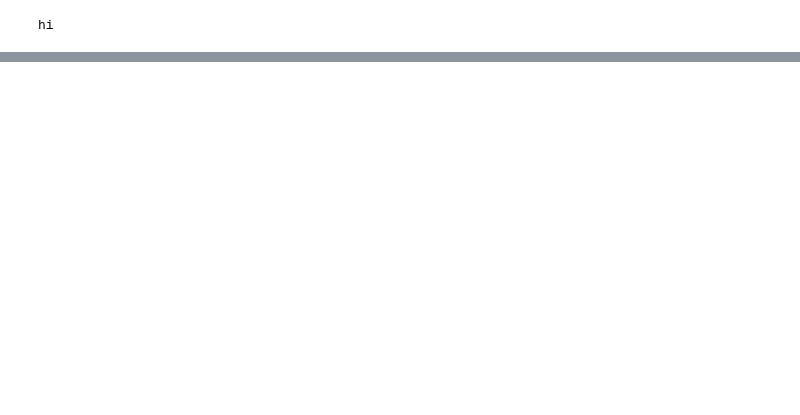
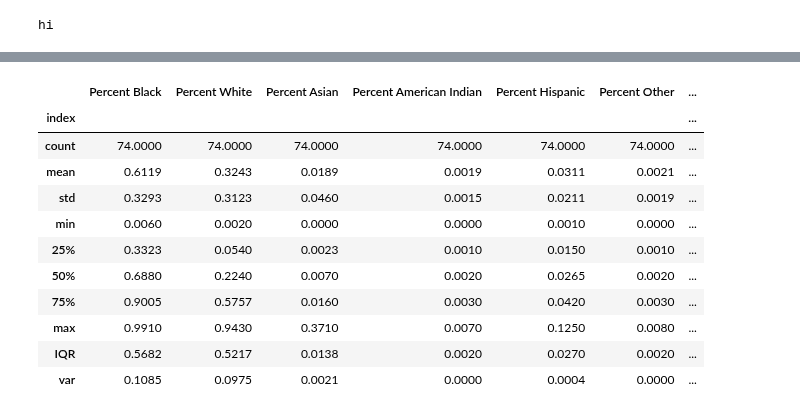
Before and after one commit to leosimanonok/DataScienceFinalTutorial, a Jupyter notebook: Leah.ipynb, the cells around one changed output, grey strips where cells are left out. Saved outputs shown, nothing was run; the diff lists cells and outputs as text; code cells hidden in the pictures; blank space fills up the shorter version.

```diff
--- a/Leah.ipynb
+++ b/Leah.ipynb
@@ -3,8 +3,12 @@ import requests
 import pandas as pd
 import numpy as np
 %matplotlib inline
+import seaborn as sns
 import matplotlib
-matplotlib.style.use('ggplot')
+matplotlib.style.use('ggplot')#style change
+import matplotlib.pyplot as plt
+pd.options.mode.chained_assignment = None #ignore warnings
+pd.options.display.float_format = '{:.4f}'.format #display in non-scientific notation
 # %%
 xls = pd.ExcelFile("./Data/Neighborhood profiles data tables.xlsx")
 
@@ -539,0 +609,46 @@ corr_by_year.pivot_table(index='Measure',
+# %%
+#Add row of IQR and var to 2000 data and 2018 data
+
+#save summary stats
+stats_2000 = race_income_2000.describe()
+stats_2018 = race_income_2018.describe()
+
+#create dataframes
+more2000 = pd.DataFrame(columns=['index'] + stats_2000.columns.tolist())
+more2018 = pd.DataFrame(columns=['index'] + stats_2018.columns.tolist())
+
+#start lists with decription of stat
+IQR2000, IQR2018 = ['IQR'], ['IQR']
+var2000, var2018 = ['var'], ['var']
+
+
+#add IQR and var to each respective list
+for c in stats_2018.columns:
+    IQR2000.append(race_income_2000[c].quantile(.75) - race_income_2000[c].quantile(.25))
+    IQR2018.append(race_income_2018[c].quantile(.75) - race_income_2018[c].quantile(.25))
+    var2000.append(race_income_2000[c].var())
+    var2018.append(race_income_2018[c].var())
+
+#add lists to dfs
+more2000.loc[0], more2018.loc[0] = IQR2000, IQR2018
+more2000.loc[1], more2018.loc[1] = var2000, var2018
+
+#add dfs back in
+stats_2000 = pd.concat([stats_2000.reset_index(), more2000]).set_index('index')
+stats_2018 = pd.concat([stats_2018.reset_index(), more2018]).set_index('index')
+
+#display data
+stats_2000
+# %% [output]
+|  | Percent Black | Percent White | Percent Asian | Percent American Indian | Percent Hispanic | Percent Other | ... |
+| index |  |  |  |  |  |  | ... |
+| count | 74.0000 | 74.0000 | 74.0000 | 74.0000 | 74.0000 | 74.0000 | ... |
+| mean | 0.6119 | 0.3243 | 0.0189 | 0.0019 | 0.0311 | 0.0021 | ... |
+| std | 0.3293 | 0.3123 | 0.0460 | 0.0015 | 0.0211 | 0.0019 | ... |
+| min | 0.0060 | 0.0020 | 0.0000 | 0.0000 | 0.0010 | 0.0000 | ... |
+| 25% | 0.3323 | 0.0540 | 0.0023 | 0.0010 | 0.0150 | 0.0010 | ... |
+| 50% | 0.6880 | 0.2240 | 0.0070 | 0.0020 | 0.0265 | 0.0020 | ... |
+| 75% | 0.9005 | 0.5757 | 0.0160 | 0.0030 | 0.0420 | 0.0030 | ... |
+| max | 0.9910 | 0.9430 | 0.3710 | 0.0070 | 0.1250 | 0.0080 | ... |
+| IQR | 0.5682 | 0.5217 | 0.0138 | 0.0020 | 0.0270 | 0.0020 | ... |
+| var | 0.1085 | 0.0975 | 0.0021 | 0.0000 | 0.0004 | 0.0000 | ... |
```
Also changed, not shown: parts of 5 cells of this notebook.
